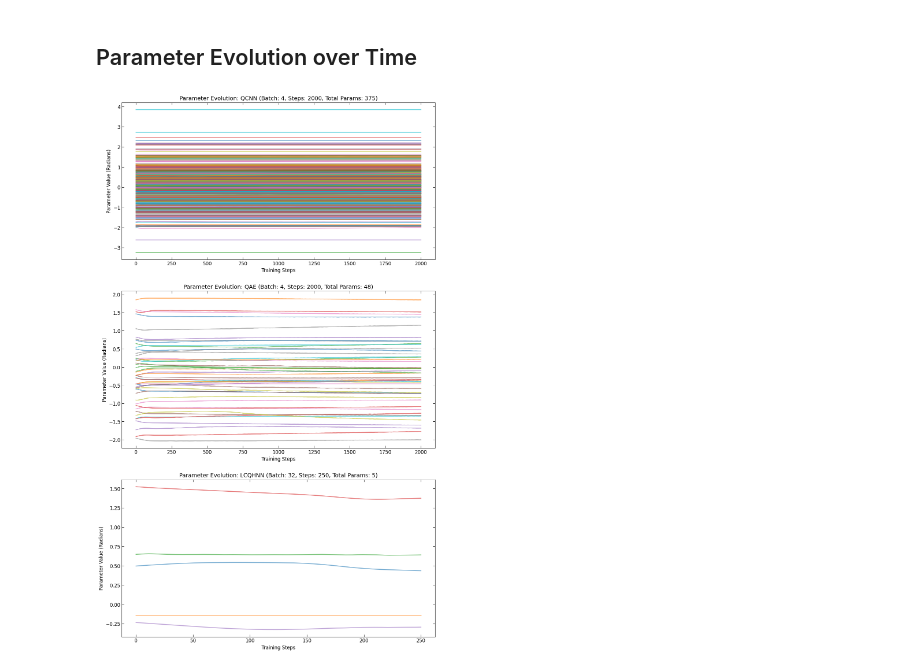
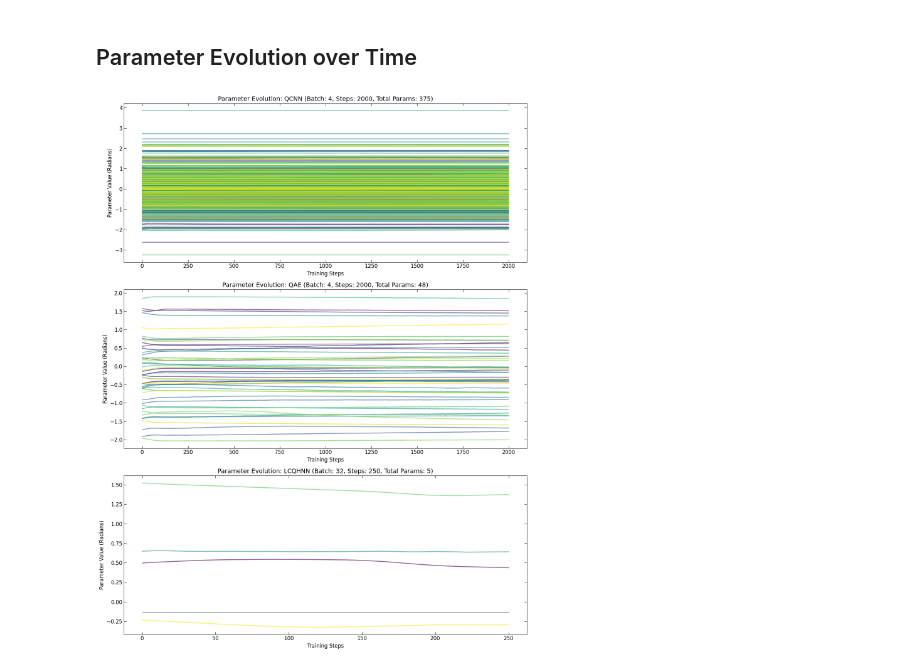
Before and after one commit to quantum-cesar-lab/HE-Quantum-Anomaly-Detection, a Jupyter notebook: notebooks/views.ipynb, the cells around one changed output. Cells and saved outputs as stored; diff of their text form; code cells hidden in the pictures.

```diff
--- a/notebooks/views.ipynb
+++ b/notebooks/views.ipynb
@@ -130,54 +163,55 @@ for i in range(len(batch_list)):
 # %% [markdown]
 ## Parameter Evolution over Time
 # %%
-def load_parameter_history(ansatz_name, batch_size, steps):
-    """Utility function to load parameter history arrays."""
-    file_name = f"{ansatz_name.upper()}_B{batch_size:02d}S{steps}_PARAM_HISTORY.npy"
-    file_path = os.path.join(RESULTS_DIR, ansatz_name.upper(), file_name)
+import matplotlib.cm as cm
+import numpy as np
 
-    try:
-        return np.loadtxt(file_path)
-    except FileNotFoundError:
-        print(f"Warning: Could not locate {file_path}")
-        return None
-
+# We no longer need the 'color' key here since colors will be dynamic per parameter
 ansatz_configurations = [
-    {'name': 'qcnn', 'batch_size': 4, 'steps': 2000, 'color': 'steelblue'},
-    {'name': 'qae', 'batch_size': 4, 'steps': 2000, 'color': 'firebrick'},
-    {'name': 'lcqhnn', 'batch_size': 32, 'steps': 250, 'color': 'forestgreen'}
+    {'name': 'qcnn', 'batch_size': 4, 'steps': 2000},
+    {'name': 'qae', 'batch_size': 4, 'steps': 2000},
+    {'name': 'lcqhnn', 'batch_size': 32, 'steps': 250}
 ]
 
-figure, axes = plt.subplots(3, 1, figsize=(14, 24))
+figure, axes = plt.subplots(3, 1, figsize=(14, 18))
 
 loaded_data_dictionary = {}
 
 for index, config in enumerate(ansatz_configurations):
     ansatz_type = config['name']
     training_batch = config['batch_size']
     training_steps = config['steps']
     current_axis = axes[index]
 
-    parameter_history_array = load_parameter_history(ansatz_type, training_batch, training_steps)
+    # Use the generalized load_data function
+    parameter_history_array = load_data("PARAM HISTORY", ansatz_type, training_batch, training_steps)
     loaded_data_dictionary[ansatz_type] = parameter_history_array
 
     if parameter_history_array is not None:
         total_parameters = parameter_history_array.shape[1]
 
+        # Generate an array of distinct colors using a colormap (e.g., 'viridis')
+        # This guarantees that the colors smoothly transition from start to finish
+        line_colors = cm.viridis(np.linspace(0, 1, total_parameters))
+
+        # Iterate through and plot every parameter
         for param_index in range(total_parameters):
             current_axis.plot(
                 parameter_history_array[:, param_index],
                 alpha=0.6,
+                color=line_colors[param_index]  # Assign a unique color to each parameter line
             )
 
         current_axis.set_title(f'Parameter Evolution: {ansatz_type.upper()} (Batch: {training_batch}, Steps: {training_steps}, Total Params: {total_parameters})')
         current_axis.set_xlabel('Training Steps')
         current_axis.set_ylabel('Parameter Value (Radians)')
 
     else:
         current_axis.set_title(f'{ansatz_type.upper()} Parameter Data Not Found')
         current_axis.axis('off')
 
-
+# Ensure the plots do not overlap
+plt.tight_layout()
 plt.show()
 # %% [output]
-[figure, old version]
+[figure, new version]
```
Also changed, not shown: parts of 9 cells of this notebook, 1 other file.
